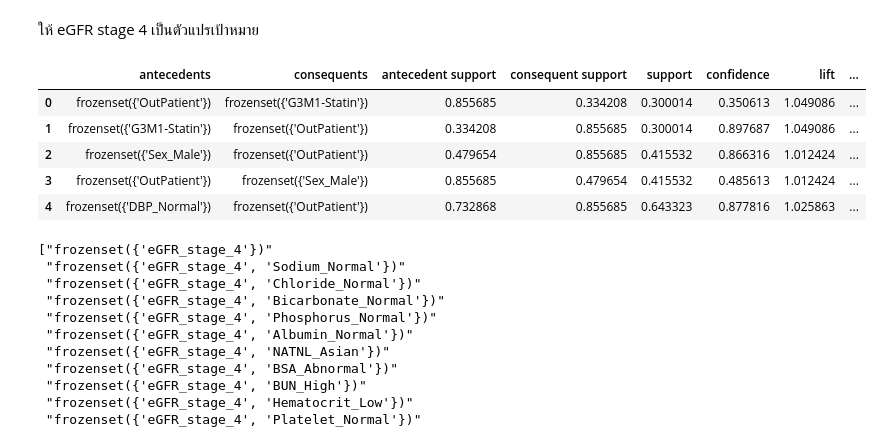
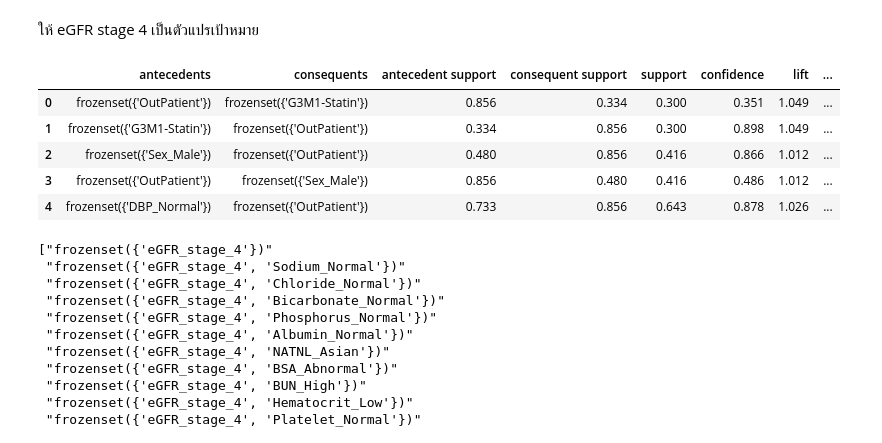
Before and after one commit to Aomaphisara/ULckdresearch2023, a Jupyter notebook: Association_rule.ipynb, the cells around one changed output. Cells and saved outputs as stored; diff of their text form; code cells hidden in the pictures.

```diff
--- a/Association_rule.ipynb
+++ b/Association_rule.ipynb
@@ -533,15 +541,15 @@ eGFR_stage_1.head()
 ให้  eGFR stage 4 เป็นตัวแปรเป้าหมาย
 # %%
 import pandas as pd
-rules_egfr_stage4 = pd.read_csv('/content/drive/MyDrive/ckdresearch2023/Assign/Association rule/rule_resampled_stage4.csv', index_col=0)
+rules_egfr_stage4 = pd.read_csv('/content/drive/MyDrive/ckdresearch2023/Assign/Association rule/SMOT/rule_resampled_stage4.csv', index_col=0)
 rules_egfr_stage4.head()
 # %% [output]
 |  | antecedents | consequents | antecedent support | consequent support | support | confidence | lift | ... |
-| 0 | frozenset({'OutPatient'}) | frozenset({'G3M1-Statin'}) | 0.855685 | 0.334208 | 0.300014 | 0.350613 | 1.049086 | ... |
-| 1 | frozenset({'G3M1-Statin'}) | frozenset({'OutPatient'}) | 0.334208 | 0.855685 | 0.300014 | 0.897687 | 1.049086 | ... |
-| 2 | frozenset({'Sex_Male'}) | frozenset({'OutPatient'}) | 0.479654 | 0.855685 | 0.415532 | 0.866316 | 1.012424 | ... |
-| 3 | frozenset({'OutPatient'}) | frozenset({'Sex_Male'}) | 0.855685 | 0.479654 | 0.415532 | 0.485613 | 1.012424 | ... |
-| 4 | frozenset({'DBP_Normal'}) | frozenset({'OutPatient'}) | 0.732868 | 0.855685 | 0.643323 | 0.877816 | 1.025863 | ... |
+| 0 | frozenset({'OutPatient'}) | frozenset({'G3M1-Statin'}) | 0.856 | 0.334 | 0.300 | 0.351 | 1.049 | ... |
+| 1 | frozenset({'G3M1-Statin'}) | frozenset({'OutPatient'}) | 0.334 | 0.856 | 0.300 | 0.898 | 1.049 | ... |
+| 2 | frozenset({'Sex_Male'}) | frozenset({'OutPatient'}) | 0.480 | 0.856 | 0.416 | 0.866 | 1.012 | ... |
+| 3 | frozenset({'OutPatient'}) | frozenset({'Sex_Male'}) | 0.856 | 0.480 | 0.416 | 0.486 | 1.012 | ... |
+| 4 | frozenset({'DBP_Normal'}) | frozenset({'OutPatient'}) | 0.733 | 0.856 | 0.643 | 0.878 | 1.026 | ... |
 # %%
 # ตรวจสอบค่า unique ในคอลัมน์ consequents ที่ขึ้นต้นด้วย frozenset({'eGFR'})
 eGFR_values =rules_egfr_stage4[rules_egfr_stage4['consequents'].apply(lambda x: x.startswith("frozenset({'eGFR"))]['consequents'].unique()
```
Also changed, not shown: parts of 13 cells of this notebook.
